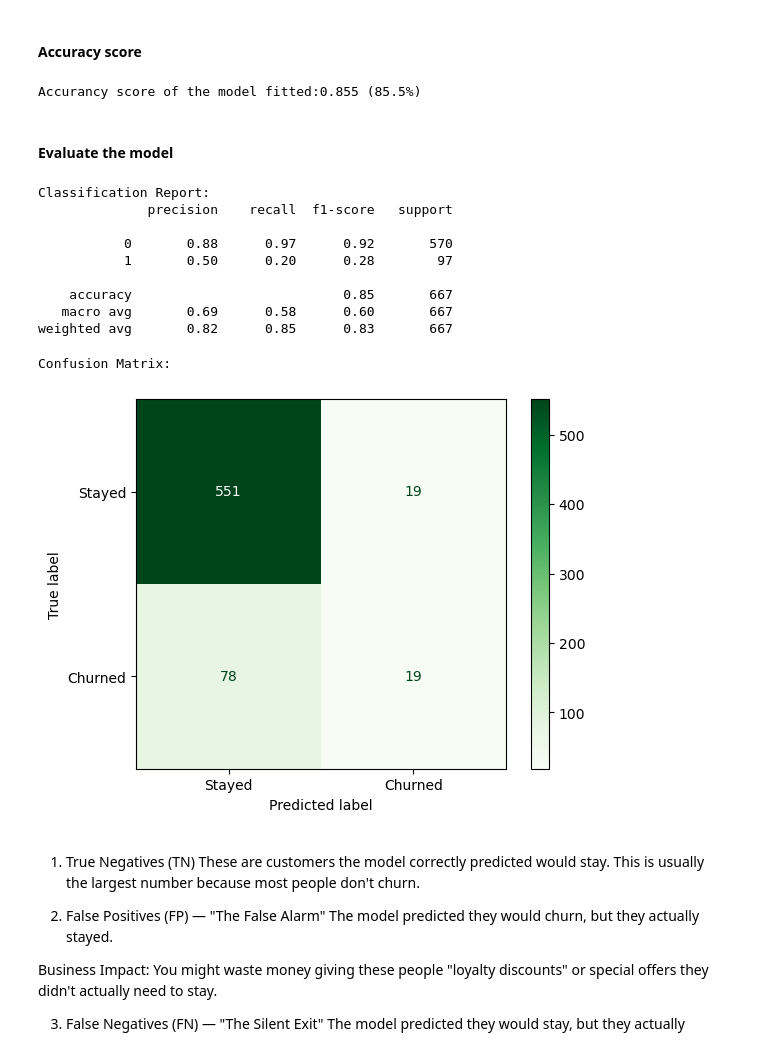
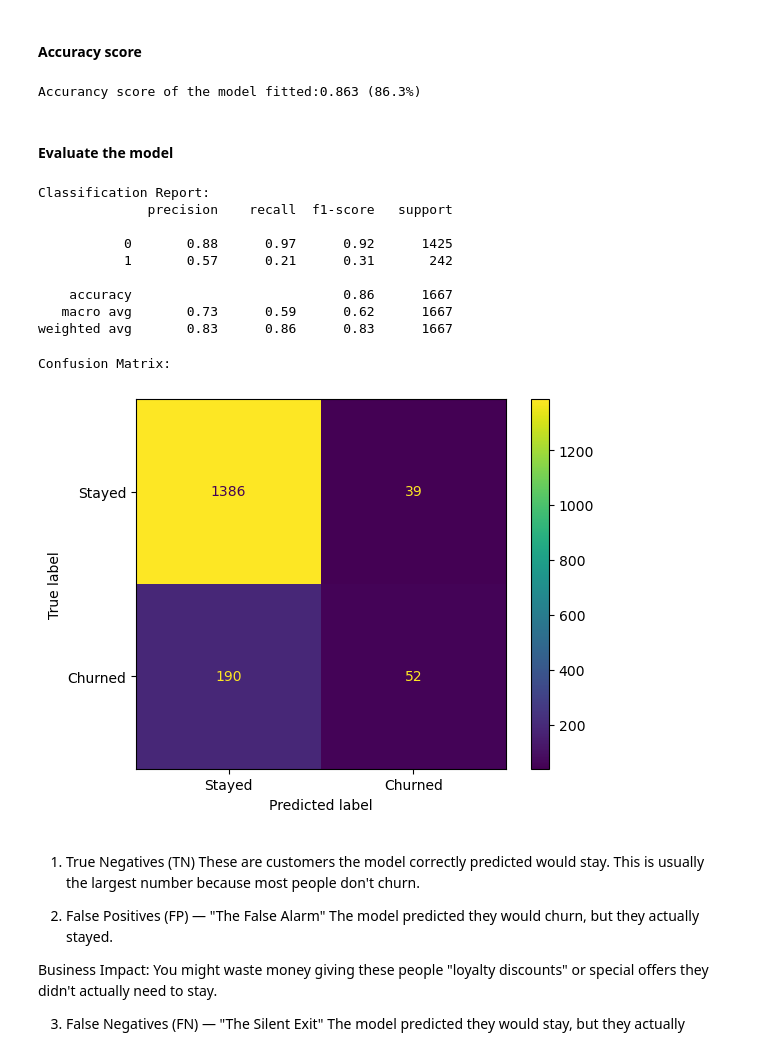
Before and after one commit to geoffreykemboi/phase3project, a Jupyter notebook: notebook/index1.ipynb, the cells around one changed output. Cells and saved outputs as stored; diff of their text form; code cells hidden in the pictures.

```diff
--- a/notebook/index1.ipynb
+++ b/notebook/index1.ipynb
@@ -323,7 +310,7 @@ Name: churn, dtype: float64
 # %% [markdown]
 #### Fit the model
 # %%
-X_train, X_test, y_train, y_test = train_test_split(X, y, test_size=0.2, random_state=42, stratify=y)
+X_train, X_test, y_train, y_test = train_test_split(X, y, test_size=0.5, random_state=42, stratify=y)
 # %%
 X_train.shape
 # %% [output]
@@ -364,7 +351,7 @@ accuracy_on_churn = accuracy_score(y_test,y_pred)
 
 print(f'Accurancy score of the model fitted:{accuracy_on_churn:.3f} ({accuracy_on_churn*100:.1f}%)')
 # %% [output]
-Accurancy score of the model fitted:0.855 (85.5%)
+Accurancy score of the model fitted:0.863 (86.3%)
 # %% [markdown]
 #### Evaluate the model
 # %%
@@ -379,22 +366,22 @@ print(classification_report(y_test, y_pred))
 Classification Report:
               precision    recall  f1-score   support
 
-           0       0.88      0.97      0.92       570
-           1       0.50      0.20      0.28        97
+           0       0.88      0.97      0.92      1425
+           1       0.57      0.21      0.31       242
 
-    accuracy                           0.85       667
-   macro avg       0.69      0.58      0.60       667
-weighted avg       0.82      0.85      0.83       667
+    accuracy                           0.86      1667
+   macro avg       0.73      0.59      0.62      1667
+weighted avg       0.83      0.86      0.83      1667
 # %%
 # Visual Confusion Matrix
 print("\nConfusion Matrix:")
 cm = confusion_matrix(y_test, y_pred)
 disp = ConfusionMatrixDisplay(confusion_matrix=cm, display_labels=['Stayed', 'Churned'])
-disp.plot(cmap='Greens')
+disp.plot()
 plt.show()
 # %% [output]
 Confusion Matrix:
-[figure, old version]
+[figure, new version]
 # %% [markdown]
 1. True Negatives (TN)
 These are customers the model correctly predicted would stay. This is usually the largest number because most people don't churn.
```
Also changed, not shown: parts of 20 cells of this notebook, 1 other file.
